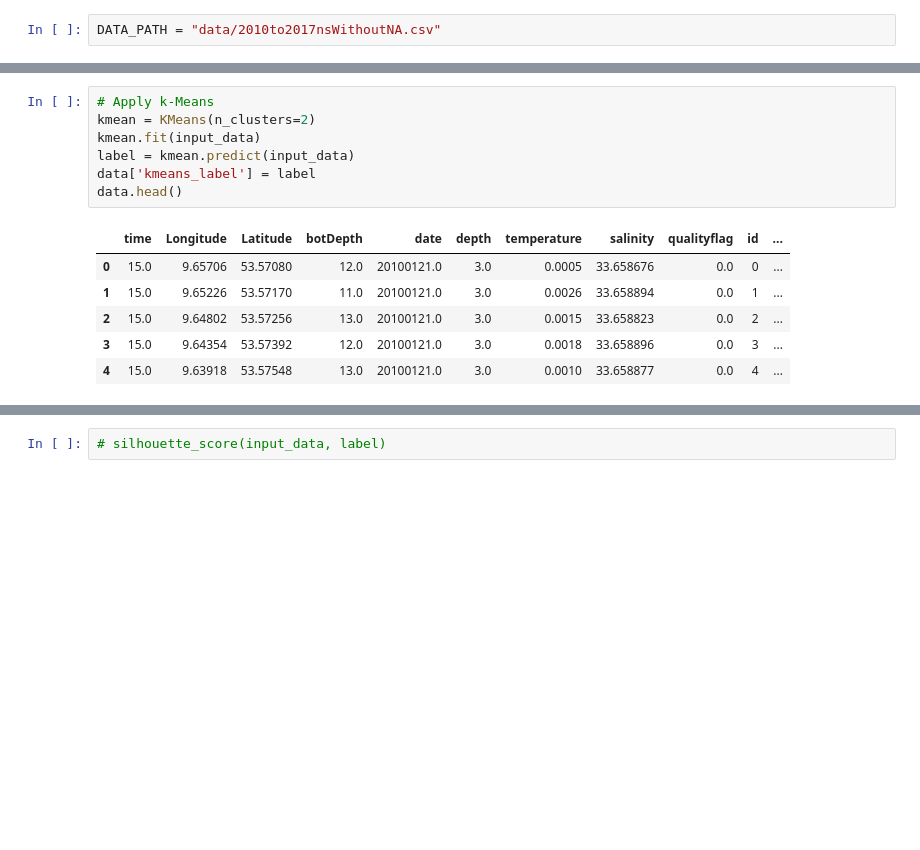
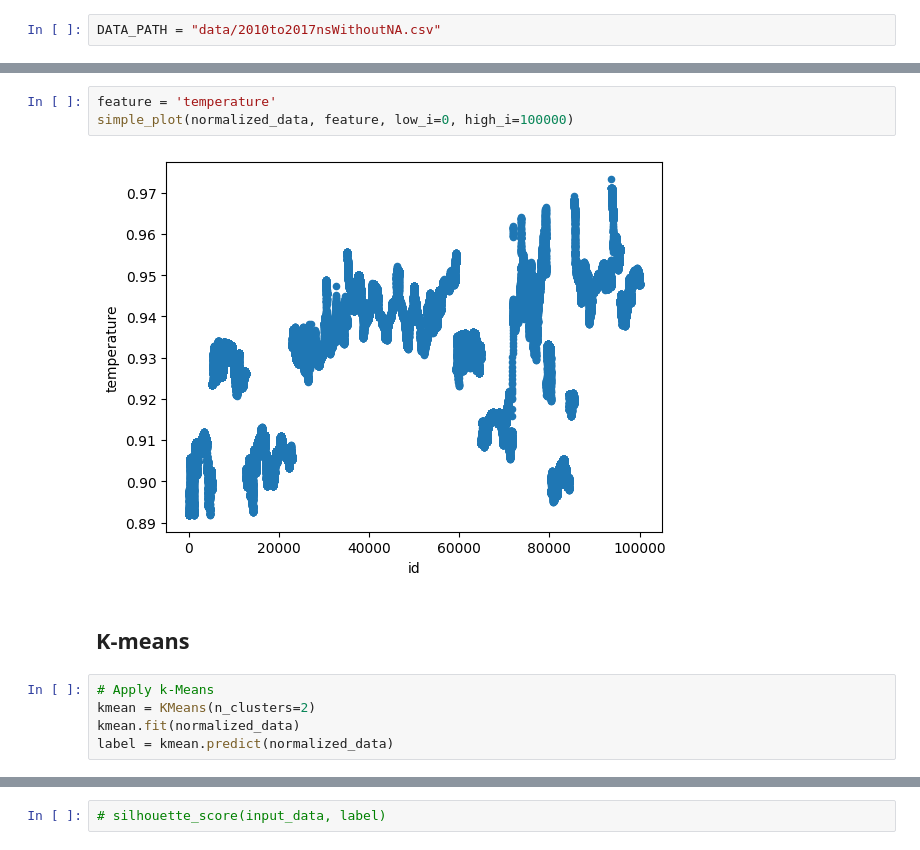
Before and after one commit to nali001/Quality-Control, a Jupyter notebook: unsupervised_learning.ipynb, the cells around one changed output, grey strips where cells are left out. Cells and saved outputs as stored; diff of their text form; blank space fills up the shorter version.

```diff
--- a/unsupervised_learning.ipynb
+++ b/unsupervised_learning.ipynb
@@ -98,14 +117,12 @@ input_data.head()
+# %%
+feature = 'temperature'
+simple_plot(normalized_data, feature, low_i=0, high_i=100000)
+# %% [output]
+[figure, added]
+# %% [markdown]
+## K-means
 # %%
 # Apply k-Means
 kmean = KMeans(n_clusters=2)
-kmean.fit(input_data)
-label = kmean.predict(input_data)
-data['kmeans_label'] = label
-data.head()
+kmean.fit(normalized_data)
+label = kmean.predict(normalized_data)
-# %% [output]
-|  | time | Longitude | Latitude | botDepth | date | depth | temperature | salinity | qualityflag | id | ... |
-| 0 | 15.0 | 9.65706 | 53.57080 | 12.0 | 20100121.0 | 3.0 | 0.0005 | 33.658676 | 0.0 | 0 | ... |
-| 1 | 15.0 | 9.65226 | 53.57170 | 11.0 | 20100121.0 | 3.0 | 0.0026 | 33.658894 | 0.0 | 1 | ... |
-| 2 | 15.0 | 9.64802 | 53.57256 | 13.0 | 20100121.0 | 3.0 | 0.0015 | 33.658823 | 0.0 | 2 | ... |
-| 3 | 15.0 | 9.64354 | 53.57392 | 12.0 | 20100121.0 | 3.0 | 0.0018 | 33.658896 | 0.0 | 3 | ... |
-| 4 | 15.0 | 9.63918 | 53.57548 | 13.0 | 20100121.0 | 3.0 | 0.0010 | 33.658877 | 0.0 | 4 | ... |
```
Also changed, not shown: parts of 22 cells of this notebook, 4 other files.
